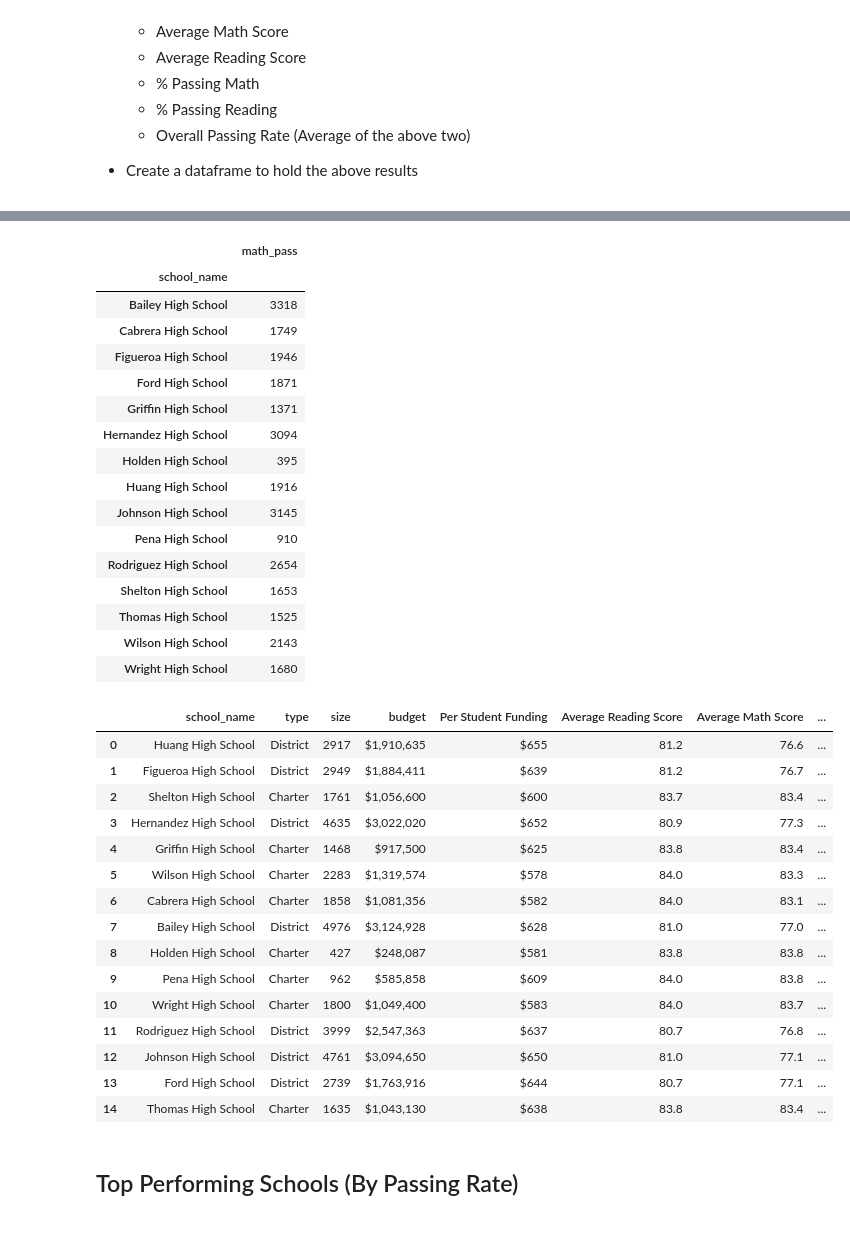
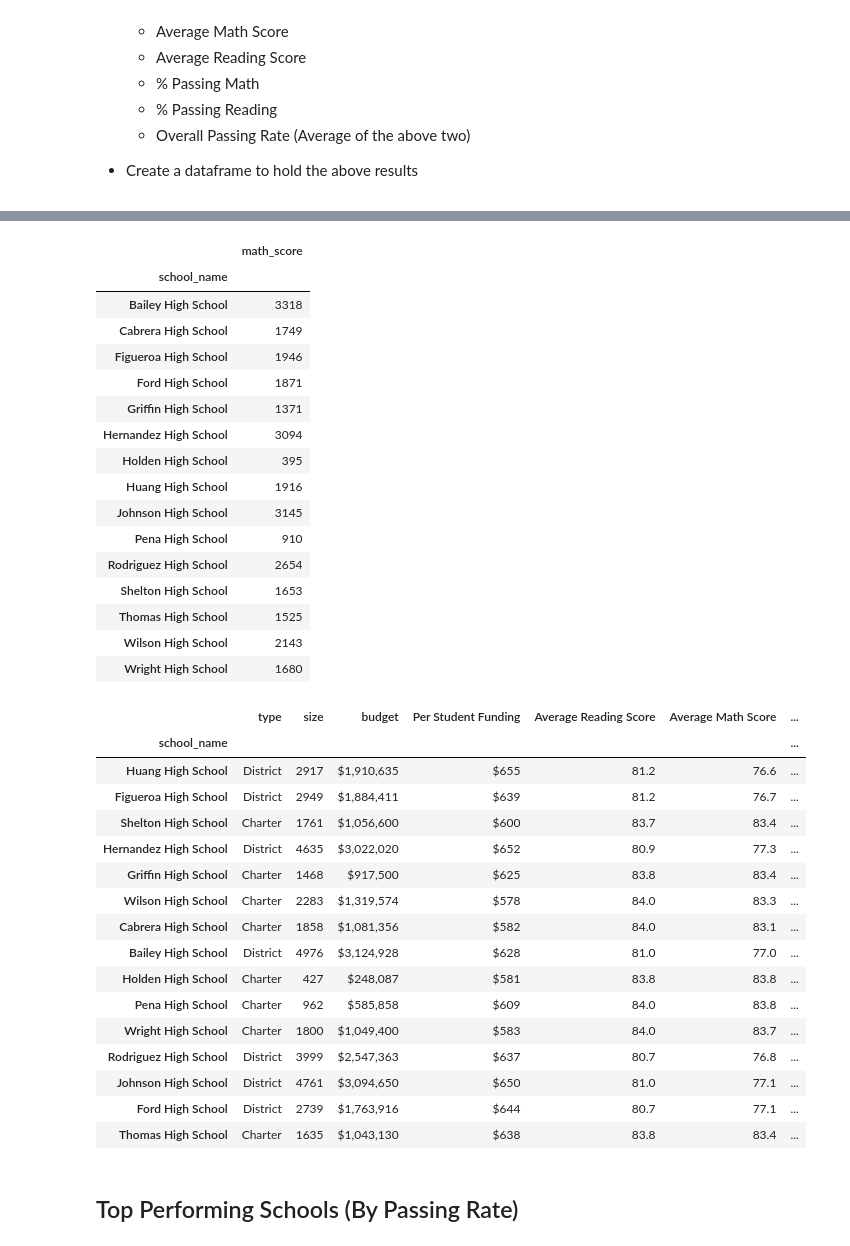
Before and after one commit to jzefron/NUHwPanda, a Jupyter notebook: PyCitySchools_jze.ipynb, the cells around one changed output, grey strips where cells are left out. Saved outputs shown, nothing was run; the diff lists cells and outputs as text; code cells hidden in the pictures.

```diff
--- a/PyCitySchools_jze.ipynb
+++ b/PyCitySchools_jze.ipynb
@@ -143,15 +127,16 @@ student_mean = student_data.groupby(['school_name'])['reading_score','math_score
 # %%
 sd_pass_math = school_data_complete.loc[ school_data_complete['math_score']>=70]
-mp= sd_pass_math.groupby('school_name').count()[['math_pass']]
+
+mp= sd_pass_math.groupby('school_name').count()[['math_score']]
 sd_pass_read = school_data_complete.loc[ school_data_complete['reading_score']>=70]
-rp= sd_pass_read.groupby('school_name').count()[['reading_pass']]
+rp= sd_pass_read.groupby('school_name').count()[['reading_score']]
 #school_data_complete['reading_pass']= school_data_complete['reading_score']>=70
 
 #school_data_gb =school_data_complete.groupby(['school_name'])
 #school_data_complete.loc[school_]
 mp
 # %% [output]
-|  | math_pass |
+|  | math_score |
 | school_name |  |
 | Bailey High School | 3318 |
 | Cabrera High School | 1749 |
@@ -171,42 +158,48 @@ mp
 # %%
 school_data.head()
 school_data_cons = school_data[['school_name','type','size','budget']]
 school_data_cons['Per Student Funding']= school_data['budget']/school_data['size']
 #school_data_cons['Average Math Score'] = student_data.groupby(['school_name']).mean()['math_score']
 school_data_cons_m = pd.merge(school_data_cons,student_mean, how="left", on=["school_name", "school_name"])
 school_data_cons_m  = school_data_cons_m.rename(columns={'math_score':'Average Math Score',
                                                          'reading_score':'Average Reading Score'
                                                          })
 #school_data_cons_m['math_pass'] =mp['math_pass']
 school_data_cons_m= school_data_cons_m.merge(mp,how='left',on=['school_name','school_name'])#,right_index= True)
 school_data_cons_m= school_data_cons_m.merge(rp,how='left',on=['school_name','school_name'])#,right_index= True)
-school_data_cons_m['Percentage Math Pass'] = school_data_cons_m['math_pass']/school_data_cons_m['size']*100
-school_data_cons_m['Percentage Reading Pass'] = school_data_cons_m['reading_pass']/school_data_cons_m['size']*100
+school_data_cons_m['Percentage Math Pass'] = school_data_cons_m['math_score']/school_data_cons_m['size']*100
+school_data_cons_m['Percentage Reading Pass'] = school_data_cons_m['reading_score']/school_data_cons_m['size']*100
 school_data_cons_m['Percentage Overall Pass'] = (school_data_cons_m['Percentage Math Pass'] + \
                                                 school_data_cons_m['Percentage Reading Pass'])*0.5
-school_data_cons_m =school_data_cons_m.drop(columns=['math_pass','reading_pass'])
+school_data_cons_m =school_data_cons_m.drop(columns=['math_score','reading_score'])
+sch_d_cons_unf = school_data_cons_m
 school_data_cons_m['budget'] = school_data_cons_m['budget'].map("${:,}".format)
 school_data_cons_m['Per Student Funding'] = school_data_cons_m['Per Student Funding'].map("${:.0f}".format)
 school_data_cons_m['Average Reading Score'] =school_data_cons_m['Average Reading Score'].map("{:.1f}".format)
 school_data_cons_m['Average Math Score'] =school_data_cons_m['Average Math Score'].map("{:.1f}".format)
+school_data_cons_m['Percentage Reading Pass'] =school_data_cons_m['Percentage Reading Pass'].map("{:.1f}".format)
+school_data_cons_m['Percentage Math Pass'] =school_data_cons_m['Percentage Math Pass'].map("{:.1f}".format)
+school_data_cons_m['Percentage Overall Pass'] =school_data_cons_m['Percentage Overall Pass'].map("{:.1f}".format)
+school_data_cons_m =school_data_cons_m.set_index('school_name')
 school_data_cons_m
 # %% [output]
-|  | school_name | type | size | budget | Per Student Funding | Average Reading Score | Average Math Score | ... |
-| 0 | Huang High School | District | 2917 | $1,910,635 | $655 | 81.2 | 76.6 | ... |
-| 1 | Figueroa High School | District | 2949 | $1,884,411 | $639 | 81.2 | 76.7 | ... |
-| 2 | Shelton High School | Charter | 1761 | $1,056,600 | $600 | 83.7 | 83.4 | ... |
-| 3 | Hernandez High School | District | 4635 | $3,022,020 | $652 | 80.9 | 77.3 | ... |
-| 4 | Griffin High School | Charter | 1468 | $917,500 | $625 | 83.8 | 83.4 | ... |
-| 5 | Wilson High School | Charter | 2283 | $1,319,574 | $578 | 84.0 | 83.3 | ... |
-| 6 | Cabrera High School | Charter | 1858 | $1,081,356 | $582 | 84.0 | 83.1 | ... |
-| 7 | Bailey High School | District | 4976 | $3,124,928 | $628 | 81.0 | 77.0 | ... |
-| 8 | Holden High School | Charter | 427 | $248,087 | $581 | 83.8 | 83.8 | ... |
-| 9 | Pena High School | Charter | 962 | $585,858 | $609 | 84.0 | 83.8 | ... |
-| 10 | Wright High School | Charter | 1800 | $1,049,400 | $583 | 84.0 | 83.7 | ... |
-| 11 | Rodriguez High School | District | 3999 | $2,547,363 | $637 | 80.7 | 76.8 | ... |
-| 12 | Johnson High School | District | 4761 | $3,094,650 | $650 | 81.0 | 77.1 | ... |
-| 13 | Ford High School | District | 2739 | $1,763,916 | $644 | 80.7 | 77.1 | ... |
-| 14 | Thomas High School | Charter | 1635 | $1,043,130 | $638 | 83.8 | 83.4 | ... |
+|  | type | size | budget | Per Student Funding | Average Reading Score | Average Math Score | ... |
+| school_name |  |  |  |  |  |  | ... |
+| Huang High School | District | 2917 | $1,910,635 | $655 | 81.2 | 76.6 | ... |
+| Figueroa High School | District | 2949 | $1,884,411 | $639 | 81.2 | 76.7 | ... |
+| Shelton High School | Charter | 1761 | $1,056,600 | $600 | 83.7 | 83.4 | ... |
+| Hernandez High School | District | 4635 | $3,022,020 | $652 | 80.9 | 77.3 | ... |
+| Griffin High School | Charter | 1468 | $917,500 | $625 | 83.8 | 83.4 | ... |
+| Wilson High School | Charter | 2283 | $1,319,574 | $578 | 84.0 | 83.3 | ... |
+| Cabrera High School | Charter | 1858 | $1,081,356 | $582 | 84.0 | 83.1 | ... |
+| Bailey High School | District | 4976 | $3,124,928 | $628 | 81.0 | 77.0 | ... |
+| Holden High School | Charter | 427 | $248,087 | $581 | 83.8 | 83.8 | ... |
+| Pena High School | Charter | 962 | $585,858 | $609 | 84.0 | 83.8 | ... |
+| Wright High School | Charter | 1800 | $1,049,400 | $583 | 84.0 | 83.7 | ... |
+| Rodriguez High School | District | 3999 | $2,547,363 | $637 | 80.7 | 76.8 | ... |
+| Johnson High School | District | 4761 | $3,094,650 | $650 | 81.0 | 77.1 | ... |
+| Ford High School | District | 2739 | $1,763,916 | $644 | 80.7 | 77.1 | ... |
+| Thomas High School | Charter | 1635 | $1,043,130 | $638 | 83.8 | 83.4 | ... |
 # %% [markdown]
 ## Top Performing Schools (By Passing Rate)
 # %% [markdown]
```
Also changed, not shown: parts of 19 cells of this notebook.
